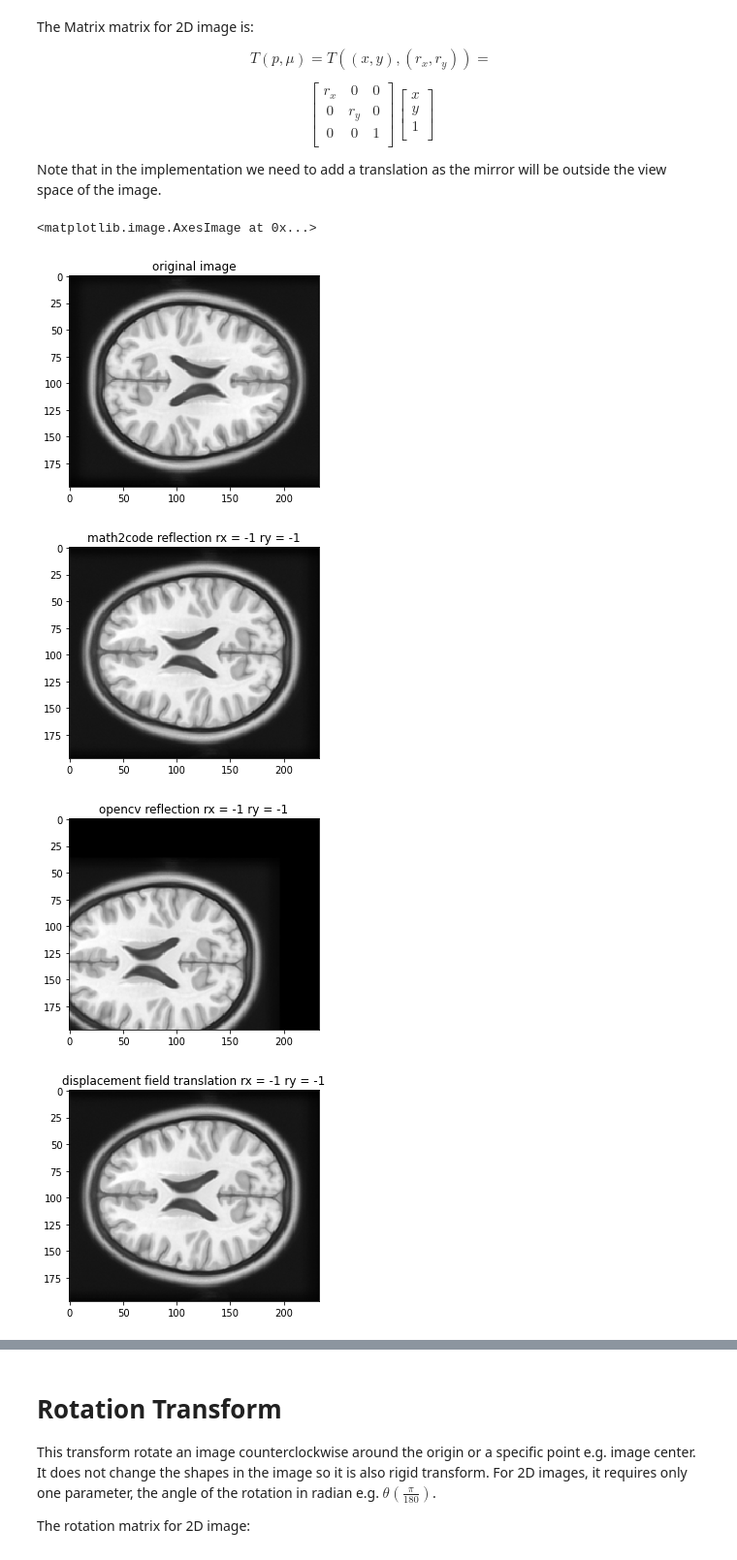
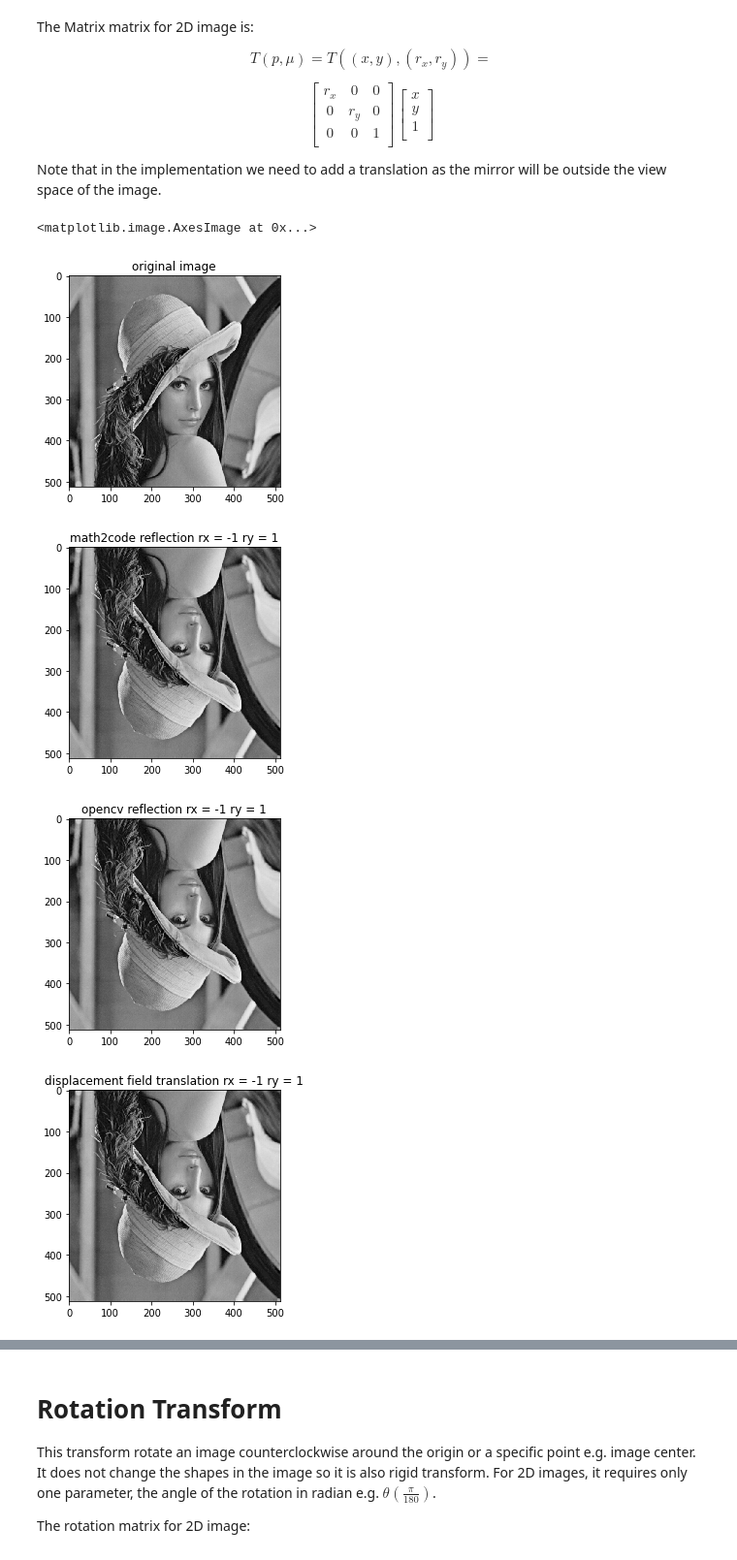
Before and after one commit to MedicalImageAnalysisTutorials/ImageRegistrationTutorial, a Jupyter notebook: IA_Image_Transforms.ipynb, the cells around one changed output, grey strips where cells are left out. Shown at 97% size. Cells and saved outputs as stored; diff of their text form; code cells hidden in the pictures.

```diff
--- a/IA_Image_Transforms.ipynb
+++ b/IA_Image_Transforms.ipynb
@@ -442,11 +442,11 @@ Note that in the implementation we need to add a translation as the mirror will
 # example of reflection transform
 plt.figure()
 plt.title("original image")
-plt.imshow(img1)
+plt.imshow(img3)
 
 # shift 12 in x axis, and 20 in y axis
-rx = -1 # reflection around x axis
-ry = -1 # no reflection
+rx = -1 # -1 reflection around x axis (flip vertical),1 no reflection
+ry =  1 # -1 reflection around y axis (flip horizontal),1 no reflection
 
 # math to code
 def ia_reflection_transform(r_x,r_y, sz):
@@ -512,50 +512,49 @@ def applyTransformationField(img,field,isDisplacement=1):
 
 
 
+tMatrix   =   ia_reflection_transform(rx,ry,img3.shape)
 
-tMatrix   =   ia_reflection_transform(rx,ry,img1.shape)
-
-out_image,disf,deff = apply2DTransform(img1, tMatrix)
+out_image,disf,deff = apply2DTransform(img3, tMatrix)
 
 plt.figure()
 plt.title("math2code reflection rx = "+ str(rx)+" ry = "+ str(ry))
 plt.imshow(out_image)
 
 # openCV ----------------------------
 
 # Added translation of size W-1 in x direction
-tr_x =  img1.shape[0]-1 if rx <0 else 0
-tr_y =  img1.shape[1]-1 if ry <0 else 0
-tMatrix = np.float32([	[rx, 0, tr_x],
-                        [0, ry, tr_y]])
+tr_x =  img3.shape[0]-1 if rx <0 else 0
+tr_y =  img3.shape[1]-1 if ry <0 else 0
+tMatrix = np.float32([	[ry, 0, tr_y],
+                        [0, rx, tr_x]])
 
-out_image = cv2.warpAffine(img1, tMatrix, (img1.shape[1], img1.shape[0]))
+out_image = cv2.warpAffine(img3, tMatrix, (img3.shape[1], img3.shape[0]))
 #out_image = cv2.flip(img1, 1)
 plt.figure()
 plt.title("opencv reflection rx = "+ str(rx)+" ry = "+ str(ry))
 plt.imshow(out_image)
 
 # SimpleITK -------------------------
 
 
 # plt.figure()
 # plt.imshow(out_image)
 
 # using displacement field -------------------------
-out_image = applyTransformationField(img1,disf,isDisplacement=1)
+out_image = applyTransformationField(img3,disf,isDisplacement=1)
 plt.figure()
 plt.title("displacement field translation rx = "+ str(rx)+" ry = "+ str(ry))
 plt.imshow(out_image)
 
 
 # using deformation field --------------------------
-out_image = applyTransformationField(img1,deff,isDisplacement=0)
+out_image = applyTransformationField(img3,deff,isDisplacement=0)
 plt.figure()
 plt.title("deformation field translation rx = "+ str(rx)+" ry = "+ str(ry))
 plt.imshow(out_image)
 # %% [output]
 <matplotlib.image.AxesImage at 0x...>
-[figure, old version]
+[figure, new version]
-[figure, old version]
+[figure, new version]
-[figure, old version]
+[figure, new version]
-[figure, old version]
+[figure, new version]
```
Also changed, not shown: parts of 3 cells of this notebook.
